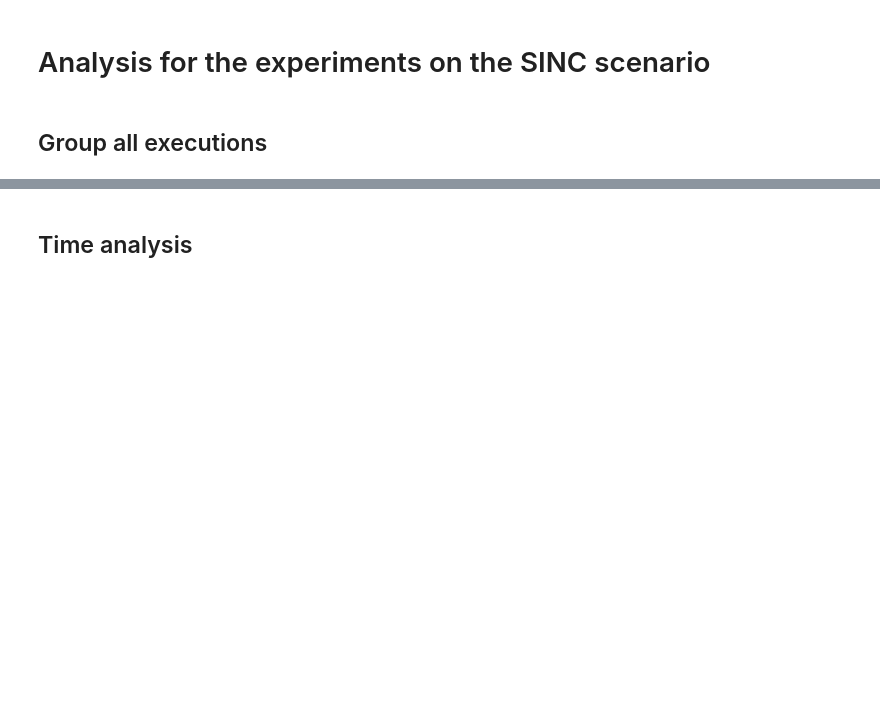
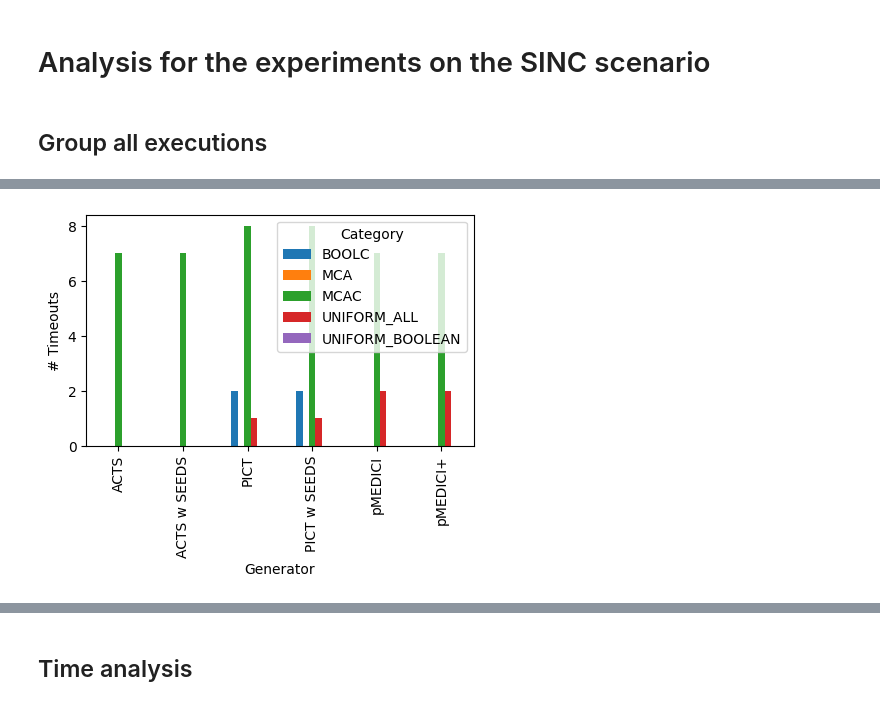
Before and after one commit to fmselab/ct-tools, a Jupyter notebook: IncrementalCitGeneration/experiments/AnalysisExperimentsSINC.ipynb, the cells around one changed output, grey strips where cells are left out. Saved outputs shown, nothing was run; the diff lists cells and outputs as text; code cells hidden in the pictures; blank space fills up the shorter version.

```diff
--- a/IncrementalCitGeneration/experiments/AnalysisExperimentsSINC.ipynb
+++ b/IncrementalCitGeneration/experiments/AnalysisExperimentsSINC.ipynb
@@ -40,3 +40,31 @@ pMEDICI+          12
+# %%
+timeouts = dfFiltered[dfFiltered['TSTime'] == -1].groupby(['Generator', 'ModelName']).agg({'TSTime':'count'}).reset_index()
+categories = ['BOOLC', 'MCA', 'MCAC', 'UNIFORM_ALL', 'UNIFORM_BOOLEAN']
+generator = timeouts['Generator'].unique()
+# Define, starting from timeouts and categories, a new dataframe having three colunns: Generator, Category (matching the ModelName with the category), and Count
+dfTimeouts = pd.DataFrame(columns=['Generator', 'Category', 'Count'])
+for g in generator:
+    for c in categories:
+        count = 0
+        for index, row in timeouts.iterrows():
+            if row['Generator'] == g and (c + "_") in row['ModelName']:
+                count = count + 1
+        dfTimeouts.loc[len(dfTimeouts)] = [g, c, count]
+
+# Plot dfTimeouts in a single Histogram having on the x-axis the generator and on the y-axis the number of timeouts, and using a serie for each category
+fig, ax = plt.subplots()
+dfTimeouts.pivot(index='Generator', columns='Category', values='Count').plot(kind='bar', stacked=False, ax=ax)
+ax.set_ylabel('# Timeouts')
+ax.set_xlabel('Generator')
+ax.set_title('')
+plt.suptitle('')
+# Set the figure size
+fig = plt.gcf()
+fig.set_size_inches(5, 3)
+# Export the figure in PDF
+plt.savefig("pictures/SINC_Timeouts.pdf", bbox_inches='tight')
+# %% [output]
+[figure, added]
 # %%
 # Set all timeouts (TSTime = -1) to TSTime = 300001 and with Size = MAX Size
 dfFiltered.loc[dfFiltered['TSTime'] == -1, 'TSSize'] = 100000
```
Also changed, not shown: parts of 6 cells of this notebook, 3 other files.
